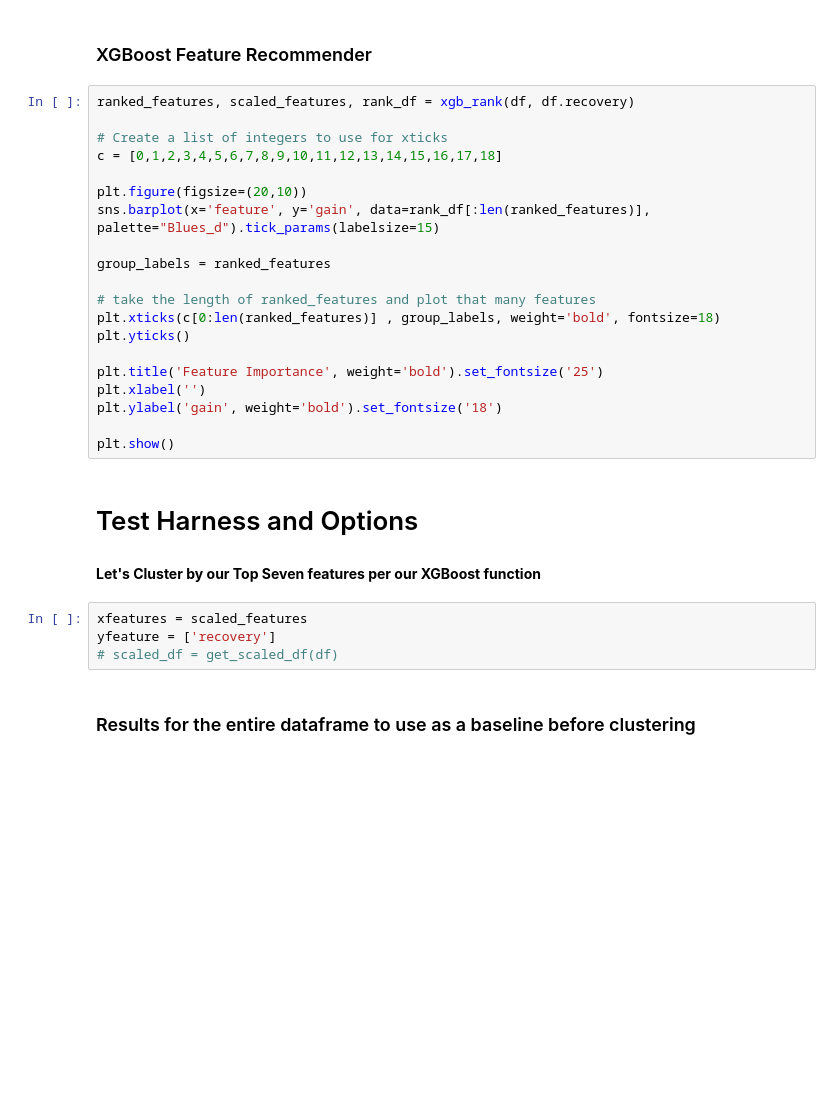
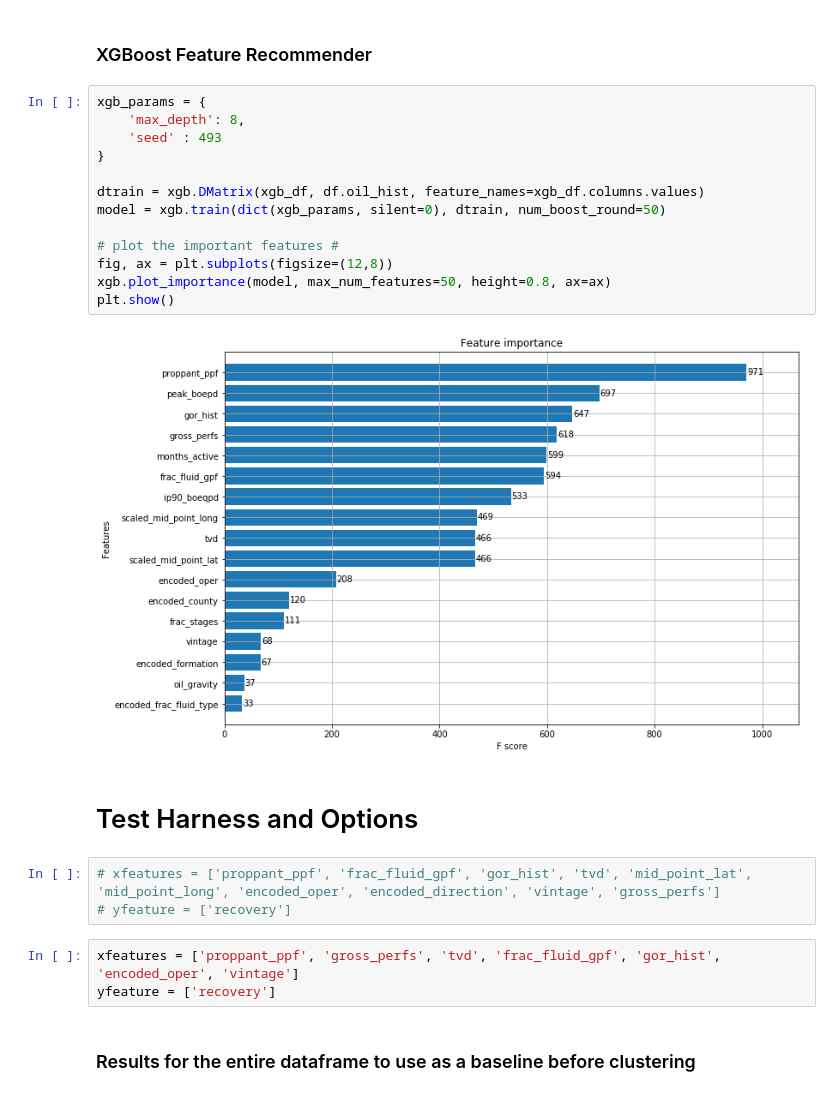
Before and after one commit to duc-analytica/DUC, a Jupyter notebook: model_gg.ipynb, the cells around one changed output. Cells and saved outputs as stored; diff of their text form; blank space fills up the shorter version.

Commit message:
latest clusterid

```diff
--- a/model_gg.ipynb
+++ b/model_gg.ipynb
@@ -50,33 +48,28 @@ df.shape
 # %% [markdown]
 ### XGBoost Feature Recommender
-# %%
-ranked_features, scaled_features, rank_df = xgb_rank(df, df.recovery)
-
-# Create a list of integers to use for xticks
-c = [0,1,2,3,4,5,6,7,8,9,10,11,12,13,14,15,16,17,18]
-
-plt.figure(figsize=(20,10))
-sns.barplot(x='feature', y='gain', data=rank_df[:len(ranked_features)], palette="Blues_d").tick_params(labelsize=15)
-
-group_labels = ranked_features
-
-# take the length of ranked_features and plot that many features
-plt.xticks(c[0:len(ranked_features)] , group_labels, weight='bold', fontsize=18)
-plt.yticks()
-
-plt.title('Feature Importance', weight='bold').set_fontsize('25')
-plt.xlabel('')
-plt.ylabel('gain', weight='bold').set_fontsize('18')
-
-plt.show()
+# %%
+xgb_params = {
+    'max_depth': 8,
+    'seed' : 493
+}
+
+dtrain = xgb.DMatrix(xgb_df, df.oil_hist, feature_names=xgb_df.columns.values)
+model = xgb.train(dict(xgb_params, silent=0), dtrain, num_boost_round=50)
+
+# plot the important features #
+fig, ax = plt.subplots(figsize=(12,8))
+xgb.plot_importance(model, max_num_features=50, height=0.8, ax=ax)
+plt.show()
+# %% [output]
+[figure, added]
 # %% [markdown]
 # Test Harness and Options
-# %% [markdown]
-**Let's Cluster by our Top Seven features per our XGBoost function**
-# %%
-xfeatures = scaled_features
-yfeature = ['recovery']
-# scaled_df = get_scaled_df(df)
+# %%
+# xfeatures = ['proppant_ppf', 'frac_fluid_gpf', 'gor_hist', 'tvd', 'mid_point_lat', 'mid_point_long', 'encoded_oper', 'encoded_direction', 'vintage', 'gross_perfs']
+# yfeature = ['recovery']
+# %%
+xfeatures = ['proppant_ppf', 'gross_perfs', 'tvd', 'frac_fluid_gpf', 'gor_hist', 'encoded_oper', 'vintage']
+yfeature = ['recovery']
 # %% [markdown]
 ### Results for the entire dataframe to use as a baseline before clustering
 # %%
```
Also changed, not shown: parts of 15 cells of this notebook, 1 other file.
